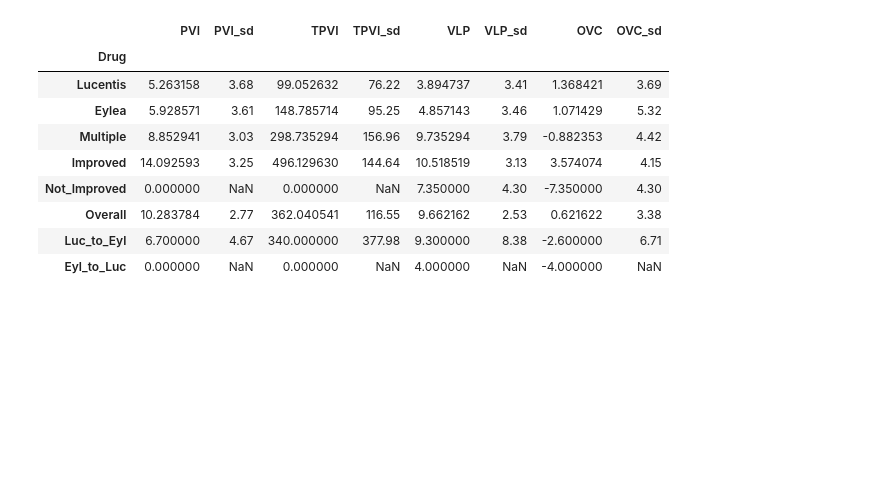
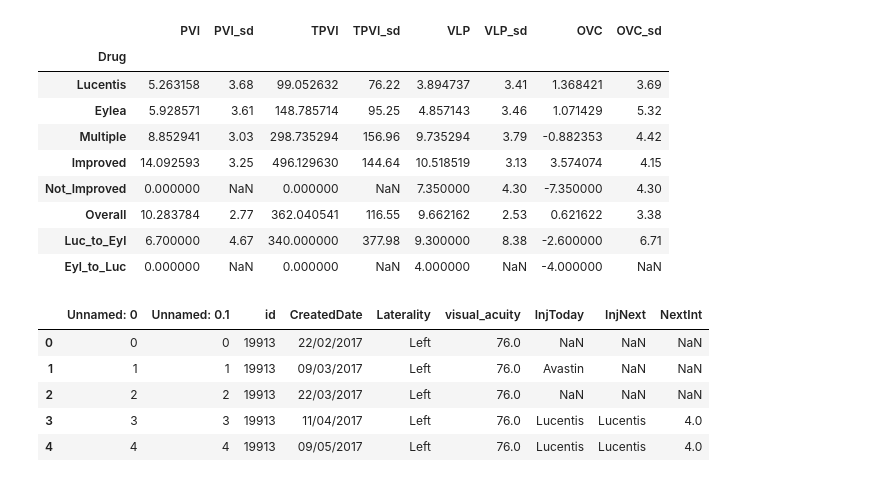
Before and after one commit to charlieoneill23/charliemacuject, a Jupyter notebook: pharma_reports/DMEAudit.ipynb, the cells around one changed output. Drawn from its saved outputs; the diff is of its cells as text; code cells hidden in the pictures; blank space fills up the shorter version.

```diff
--- a/pharma_reports/DMEAudit.ipynb
+++ b/pharma_reports/DMEAudit.ipynb
@@ -572,3 +630,13 @@ def generate_audit(dr_name, folder='pharma_reports', file_list='all', df_list='a
     to_upload.upload_files()
 # %%
 generate_audit('DevinderChauhan')
+# %%
+df = pd.read_csv('/home/jupyter/charliemacuject/pharma_reports/data/DME/devchau.csv')
+df.head()
+# %% [output]
+|  | Unnamed: 0 | Unnamed: 0.1 | id | CreatedDate | Laterality | visual_acuity | InjToday | InjNext | NextInt |
+| 0 | 0 | 0 | 19913 | 22/02/2017 | Left | 76.0 | NaN | NaN | NaN |
+| 1 | 1 | 1 | 19913 | 09/03/2017 | Left | 76.0 | Avastin | NaN | NaN |
+| 2 | 2 | 2 | 19913 | 22/03/2017 | Left | 76.0 | NaN | NaN | NaN |
+| 3 | 3 | 3 | 19913 | 11/04/2017 | Left | 76.0 | Lucentis | Lucentis | 4.0 |
+| 4 | 4 | 4 | 19913 | 09/05/2017 | Left | 76.0 | Lucentis | Lucentis | 4.0 |
```
Also changed, not shown: parts of 4 cells of this notebook.
